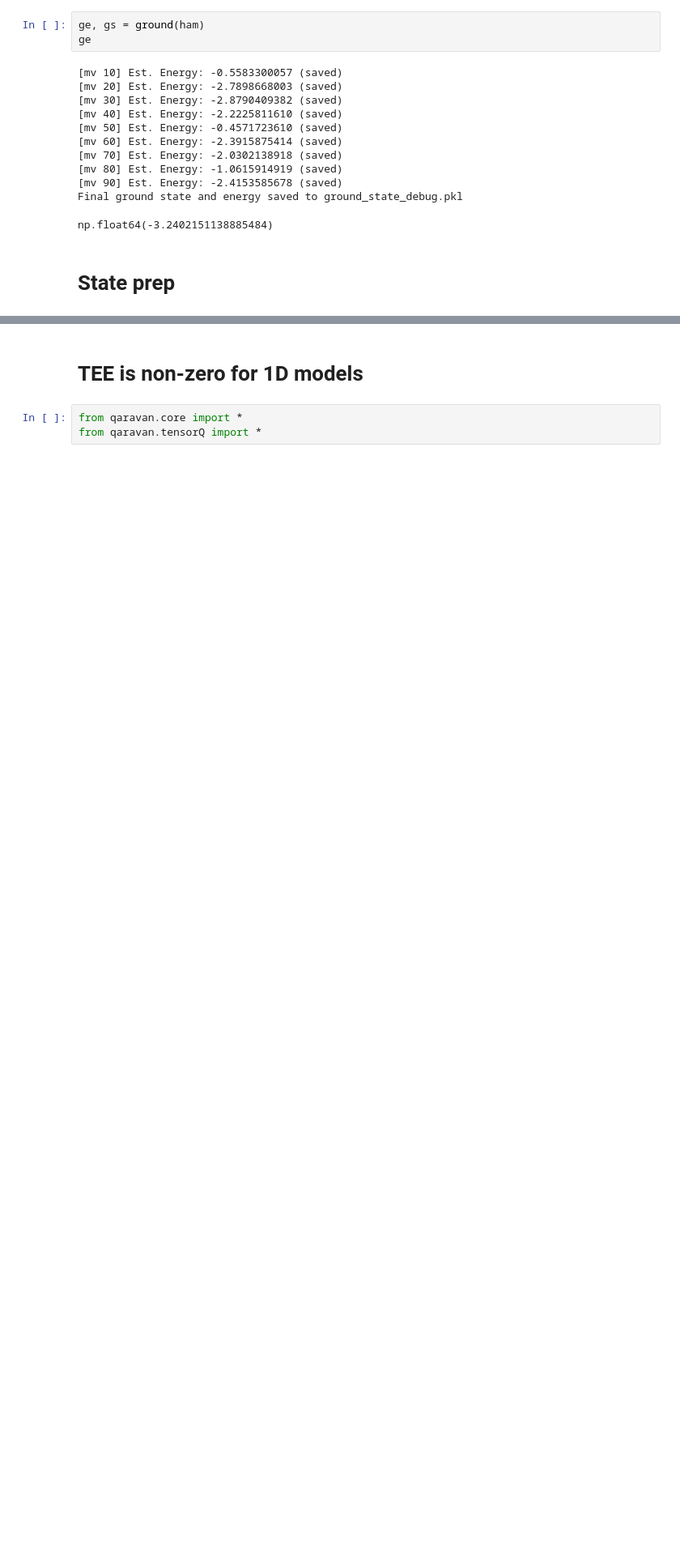
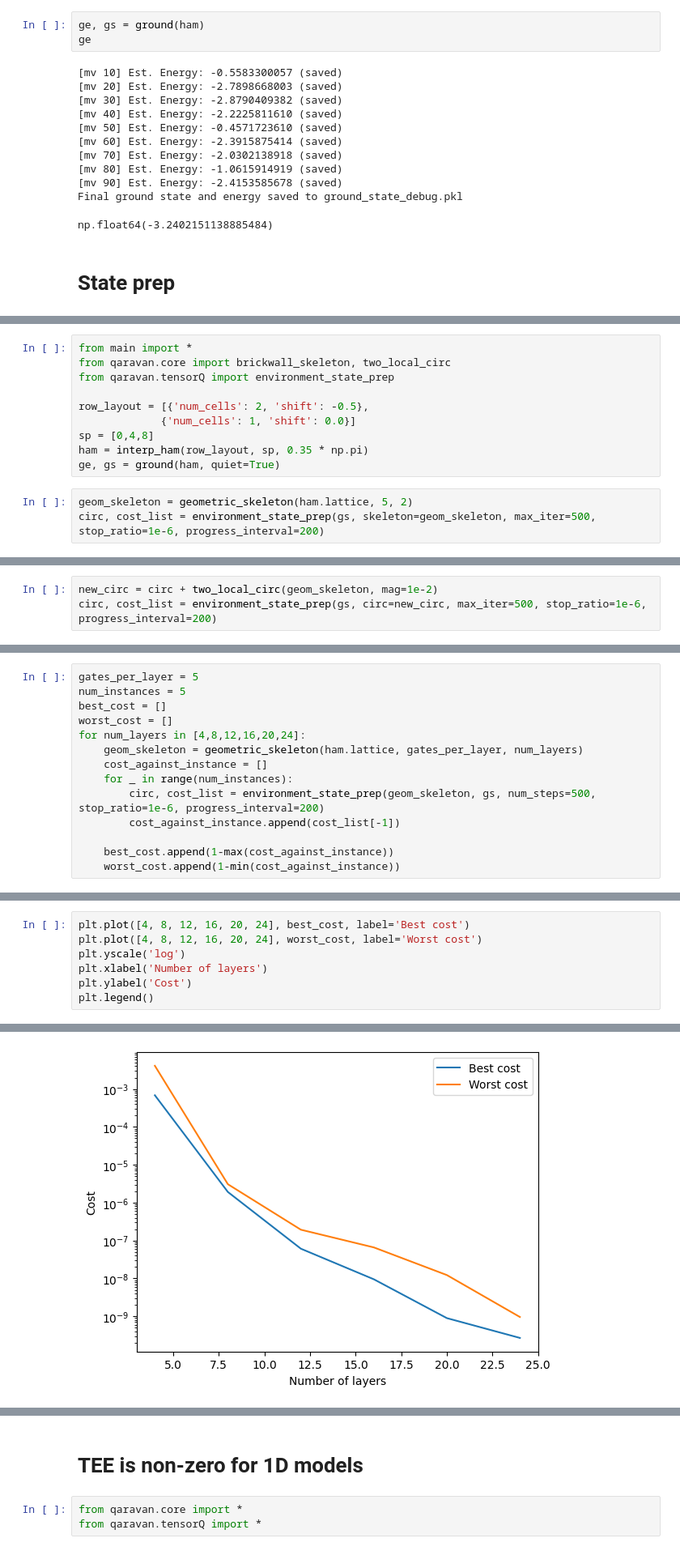
Before and after one commit to alam-faisal/csl, a Jupyter notebook: src/csl_dev.ipynb, the cells around one changed output, grey strips where cells are left out. Shown: that part at 81% size. Saved outputs shown, nothing was run; the diff lists cells and outputs as text; blank space fills up the shorter version.

```diff
--- a/src/csl_dev.ipynb
+++ b/src/csl_dev.ipynb
@@ -42,0 +67,13 @@ ModuleNotFoundError: No module named 'primme'
+# %%
+from main import *
+from qaravan.core import brickwall_skeleton, two_local_circ
+from qaravan.tensorQ import environment_state_prep
+
+row_layout = [{'num_cells': 2, 'shift': -0.5},
+             {'num_cells': 1, 'shift': 0.0}]
+sp = [0,4,8]
+ham = interp_ham(row_layout, sp, 0.35 * np.pi)
+ge, gs = ground(ham, quiet=True)
+# %%
+geom_skeleton = geometric_skeleton(ham.lattice, 5, 2)
+circ, cost_list = environment_state_prep(gs, skeleton=geom_skeleton, max_iter=500, stop_ratio=1e-6, progress_interval=200)
@@ -42,0 +83,3 @@ ModuleNotFoundError: No module named 'primme'
+# %%
+new_circ = circ + two_local_circ(geom_skeleton, mag=1e-2)
+circ, cost_list = environment_state_prep(gs, circ=new_circ, max_iter=500, stop_ratio=1e-6, progress_interval=200)
@@ -42,0 +91,14 @@ ModuleNotFoundError: No module named 'primme'
+# %%
+gates_per_layer = 5
+num_instances = 5
+best_cost = []
+worst_cost = []
+for num_layers in [4,8,12,16,20,24]:
+    geom_skeleton = geometric_skeleton(ham.lattice, gates_per_layer, num_layers)
+    cost_against_instance = []
+    for _ in range(num_instances):
+        circ, cost_list = environment_state_prep(geom_skeleton, gs, num_steps=500, stop_ratio=1e-6, progress_interval=200)
+        cost_against_instance.append(cost_list[-1])
+
+    best_cost.append(1-max(cost_against_instance))
+    worst_cost.append(1-min(cost_against_instance))
@@ -42,0 +123,8 @@ ModuleNotFoundError: No module named 'primme'
+# %%
+plt.plot([4, 8, 12, 16, 20, 24], best_cost, label='Best cost')
+plt.plot([4, 8, 12, 16, 20, 24], worst_cost, label='Worst cost')
+plt.yscale('log')
+plt.xlabel('Number of layers')
+plt.ylabel('Cost')
+plt.legend()
+# %% [output]
@@ -42,0 +132 @@ ModuleNotFoundError: No module named 'primme'
+[figure, added]
```
Also changed, not shown: parts of 17 cells of this notebook, 20 other files.
